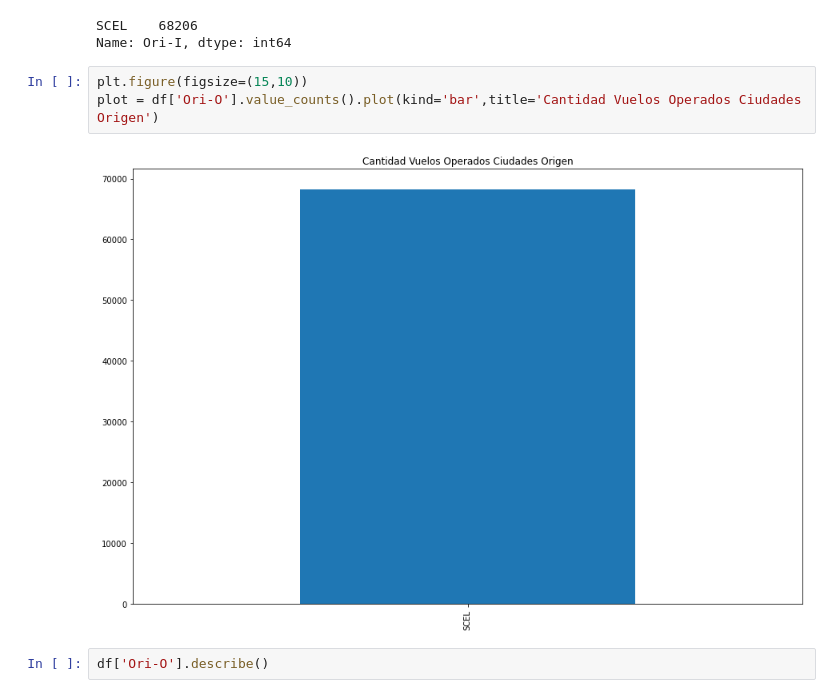
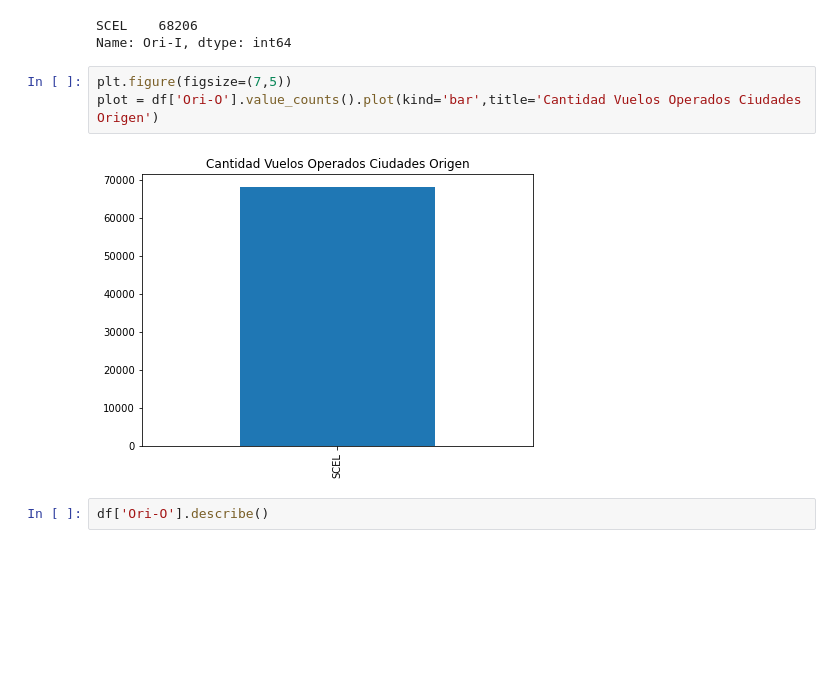
Before and after one commit to RoberttoMY/Data-Scientist-Challenge---LATAM-Airlines, a Jupyter notebook: Desafio Data Scientist LATAM Airlines.ipynb, the cells around one changed output. Cells and saved outputs as stored; diff of their text form; blank space fills up the shorter version.

```diff
--- a/Desafio Data Scientist LATAM Airlines.ipynb
+++ b/Desafio Data Scientist LATAM Airlines.ipynb
@@ -161,10 +260,10 @@ pd.value_counts(df['Ori-I'])
 SCEL    68206
 Name: Ori-I, dtype: int64
 # %%
-plt.figure(figsize=(15,10))
+plt.figure(figsize=(7,5))
 plot = df['Ori-O'].value_counts().plot(kind='bar',title='Cantidad Vuelos Operados Ciudades Origen')
 # %% [output]
-[figure, old version]
+[figure, new version]
 # %%
 df['Ori-O'].describe()
 # %% [output]
```
Also changed, not shown: parts of 91 cells of this notebook.
